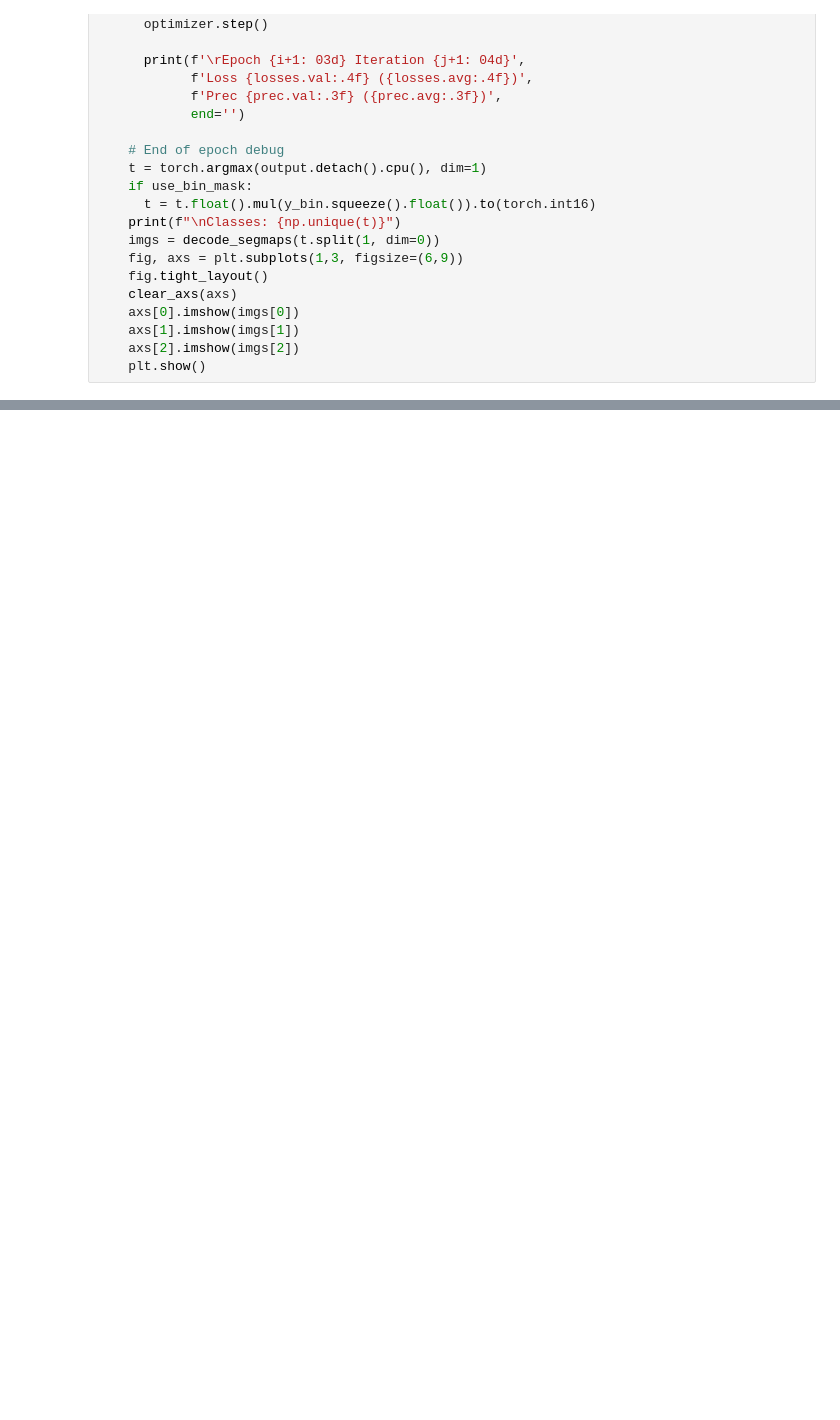
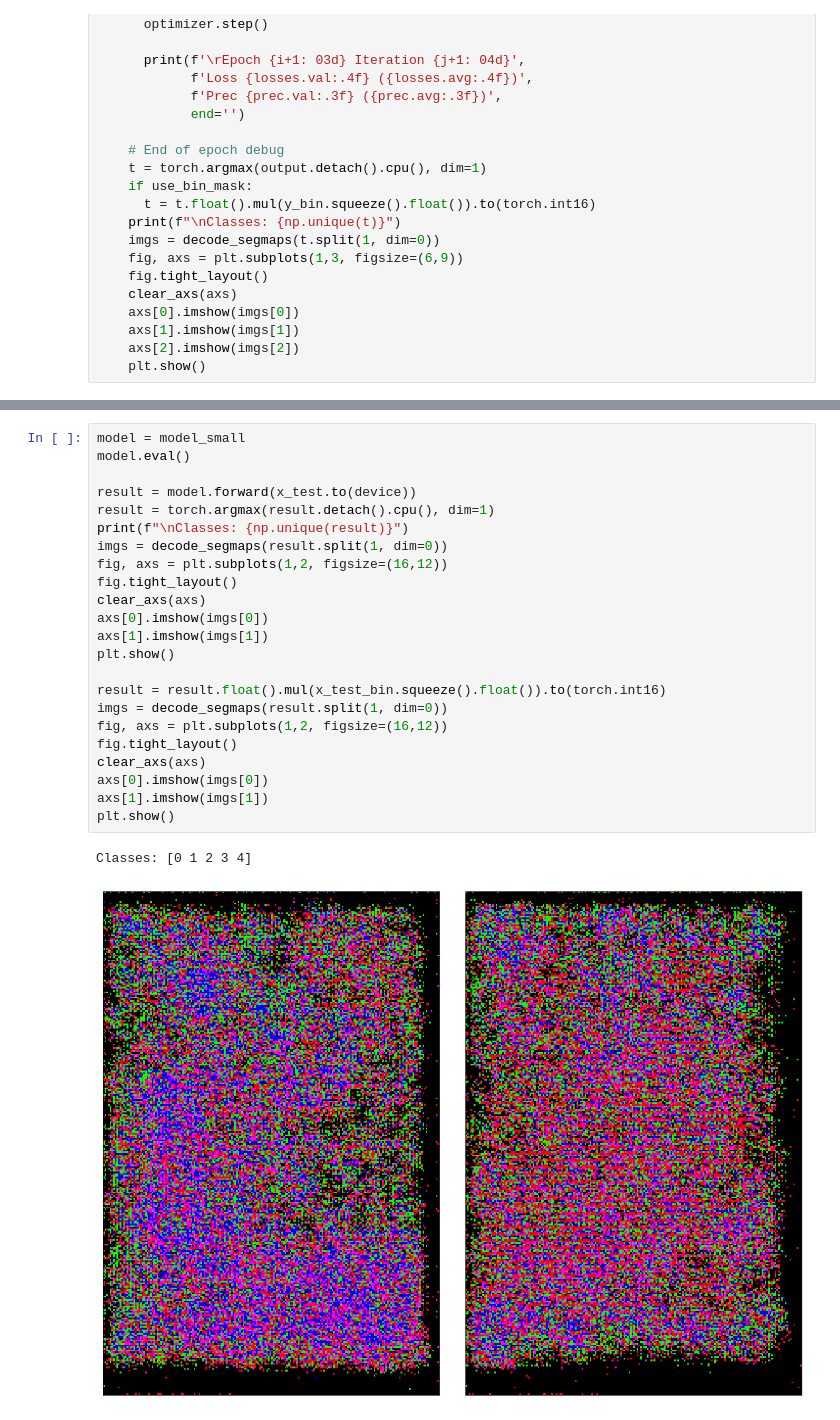
Before and after one commit to m-stoeckel/biofid-document-image-segmentation, a Jupyter notebook: DocumentImageSegementation.ipynb, the cells around one changed output, grey strips where cells are left out. Cells and saved outputs as stored; diff of their text form; blank space fills up the shorter version.

```diff
--- a/DocumentImageSegementation.ipynb
+++ b/DocumentImageSegementation.ipynb
@@ -679,0 +729,26 @@ Classes: [0 1 2 3 4]
+# %%
+model = model_small
+model.eval()
+
+result = model.forward(x_test.to(device))
+result = torch.argmax(result.detach().cpu(), dim=1)
+print(f"\nClasses: {np.unique(result)}")
+imgs = decode_segmaps(result.split(1, dim=0))
+fig, axs = plt.subplots(1,2, figsize=(16,12))
+fig.tight_layout()
+clear_axs(axs)
+axs[0].imshow(imgs[0])
+axs[1].imshow(imgs[1])
+plt.show()
+
+result = result.float().mul(x_test_bin.squeeze().float()).to(torch.int16)
+imgs = decode_segmaps(result.split(1, dim=0))
+fig, axs = plt.subplots(1,2, figsize=(16,12))
+fig.tight_layout()
+clear_axs(axs)
+axs[0].imshow(imgs[0])
+axs[1].imshow(imgs[1])
+plt.show()
+# %% [output]
+Classes: [0 1 2 3 4]
+[figure, added]
```
Also changed, not shown: parts of 9 cells of this notebook.
